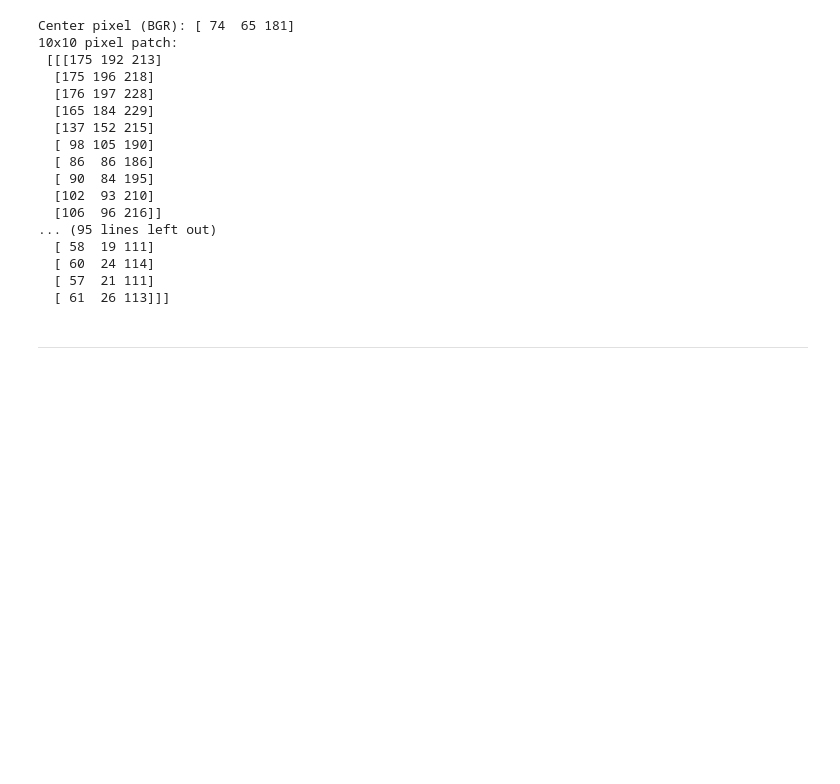
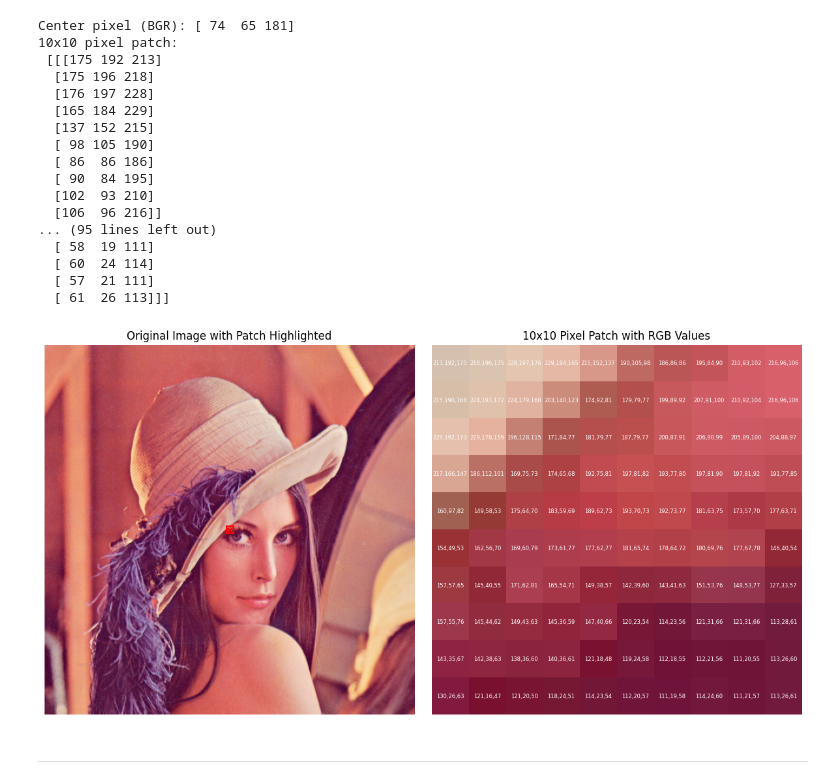
Before and after one commit to GenAI-lab-tutorials/cv-tutorials, a Jupyter notebook: _sources/tutorials/fundamentals_of_computer_vision/01_image_basics.ipynb, the cells around one changed output. Saved outputs shown, nothing was run; the diff lists cells and outputs as text; code cells hidden in the pictures; blank space fills up the shorter version.

```diff
--- a/_sources/tutorials/fundamentals_of_computer_vision/01_image_basics.ipynb
+++ b/_sources/tutorials/fundamentals_of_computer_vision/01_image_basics.ipynb
@@ -115,3 +115,50 @@ Center pixel (BGR): [ 74  65 181]
   [ 60  24 114]
   [ 57  21 111]
   [ 61  26 113]]]
+# %%
+import cv2
+import matplotlib.pyplot as plt
+
+# Read image
+image = cv2.imread('sample.jpg')  # Replace with your image path
+image_rgb = cv2.cvtColor(image, cv2.COLOR_BGR2RGB)
+
+# Get image center
+h, w = image.shape[:2]
+cx, cy = w // 2, h // 2
+
+# Patch parameters
+patch_size = 10
+half_patch = patch_size // 2
+
+# Extract 10x10 patch around the center
+patch = image_rgb[cy - half_patch:cy + half_patch, cx - half_patch:cx + half_patch]
+
+# Visualization
+fig, axs = plt.subplots(1, 2, figsize=(12, 6))
+
+# 1. Original image with patch location
+axs[0].imshow(image_rgb)
+axs[0].scatter(cx, cy, color='red', marker='x')
+axs[0].add_patch(plt.Rectangle((cx - half_patch, cy - half_patch), patch_size, patch_size,
+                               edgecolor='red', facecolor='none', linewidth=1.5))
+axs[0].set_title('Original Image with Patch Highlighted')
+axs[0].axis('off')
+
+# 2. Zoomed-in patch with RGB annotations
+axs[1].imshow(patch, interpolation='nearest')
+axs[1].set_title('10x10 Pixel Patch with RGB Values')
+
+# Annotate each pixel
+for i in range(patch_size):
+    for j in range(patch_size):
+        r, g, b = patch[i, j]
+        text = f"{r},{g},{b}"
+        axs[1].text(j, i, text, color='white' if r + g + b < 384 else 'black',
+                    fontsize=6, ha='center', va='center')
+
+axs[1].axis('off')
+plt.tight_layout()
+plt.show()
+# %% [output]
+[figure, added]
```
Also changed, not shown: parts of 2 cells of this notebook, 3 other files.
